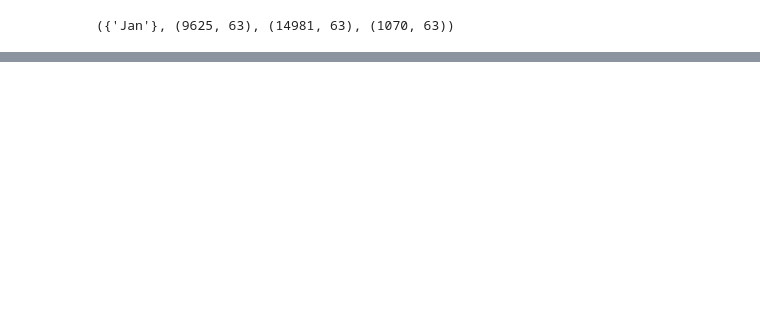
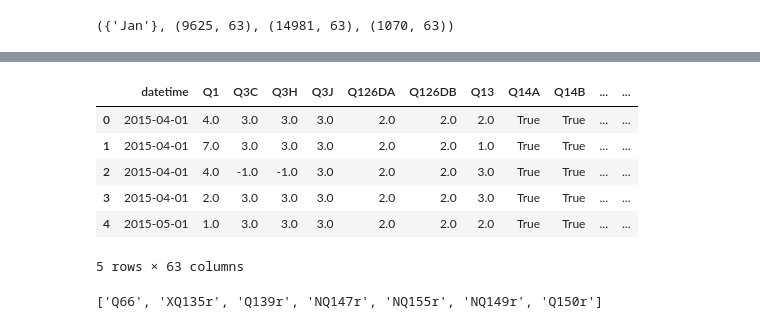
Before and after one commit to WnagZ/DBL2-Group10, a Jupyter notebook: PAS_granural.ipynb, the cells around one changed output, grey strips where cells are left out. Saved outputs shown, nothing was run; the diff lists cells and outputs as text; code cells hidden in the pictures; blank space fills up the shorter version.

```diff
--- a/PAS_granural.ipynb
+++ b/PAS_granural.ipynb
@@ -221,0 +563,22 @@ months_2017, data_15_special.shape, data_16_special.shape, data_17_special.shape
+# %%
+Encoded_df.head()
+# %% [output]
+|  | datetime | Q1 | Q3C | Q3H | Q3J | Q126DA | Q126DB | Q13 | Q14A | Q14B | ... | ... |
+| 0 | 2015-04-01 | 4.0 | 3.0 | 3.0 | 3.0 | 2.0 | 2.0 | 2.0 | True | True | ... | ... |
+| 1 | 2015-04-01 | 7.0 | 3.0 | 3.0 | 3.0 | 2.0 | 2.0 | 1.0 | True | True | ... | ... |
+| 2 | 2015-04-01 | 4.0 | -1.0 | -1.0 | 3.0 | 2.0 | 2.0 | 3.0 | True | True | ... | ... |
+| 3 | 2015-04-01 | 2.0 | 3.0 | 3.0 | 3.0 | 2.0 | 2.0 | 3.0 | True | True | ... | ... |
+| 4 | 2015-05-01 | 1.0 | 3.0 | 3.0 | 3.0 | 2.0 | 2.0 | 2.0 | True | True | ... | ... |
+5 rows × 63 columns
+# %%
+def get_columns_with_nan(data: pd.DataFrame) -> pd.DataFrame:
+    # Identify columns with NaN values
+    columns_with_nan = data.columns[data.isna().any()].tolist()
+
+    # Extract columns with NaN values into a new DataFrame
+
+    return columns_with_nan
+
+get_columns_with_nan(Encoded_df)
+# %% [output]
+['Q66', 'XQ135r', 'Q139r', 'NQ147r', 'NQ155r', 'NQ149r', 'Q150r']
```
Also changed, not shown: parts of 56 cells of this notebook.
